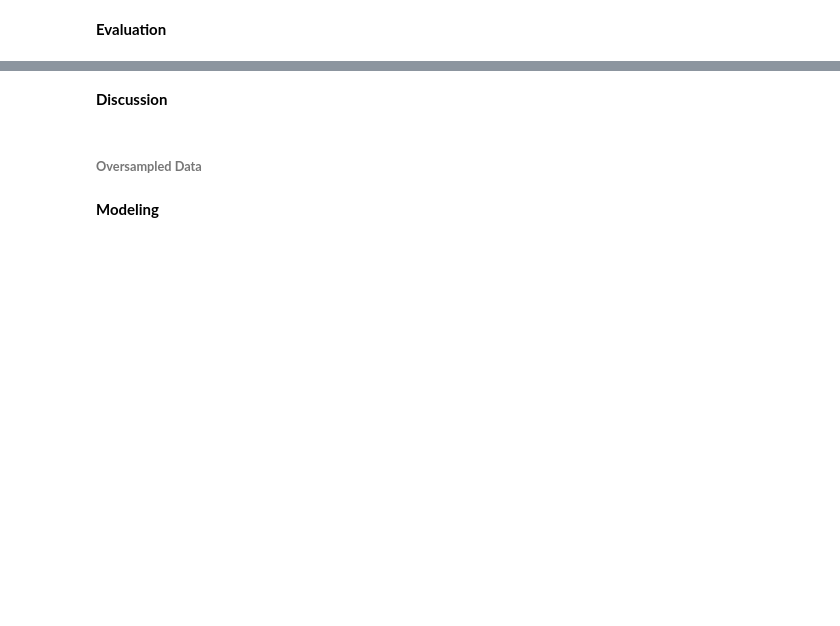
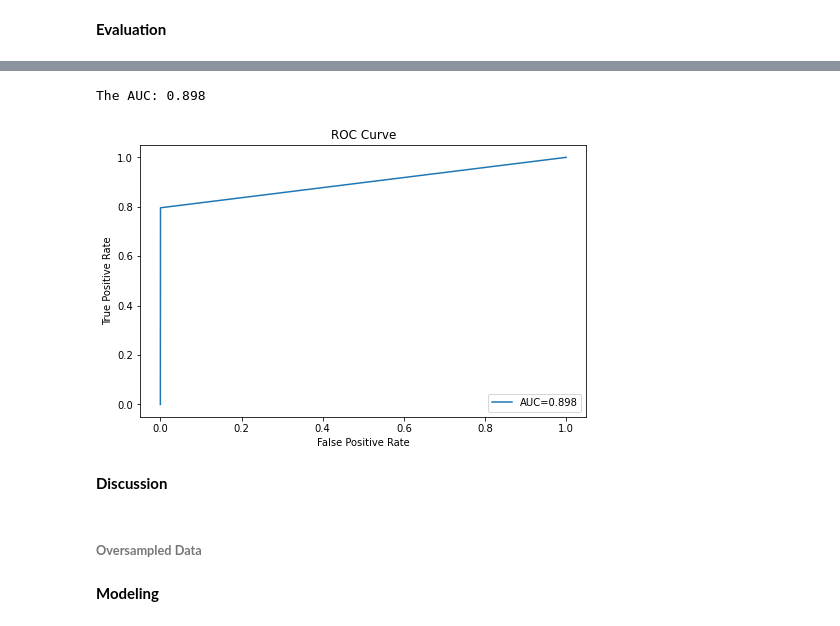
Before and after one commit to kkrusere/Credit-Card-Fraud-Anomaly-Outlier-Detection, a Jupyter notebook: Credit_Card_fraud_detection.ipynb, the cells around one changed output, grey strips where cells are left out. Drawn from its saved outputs; the diff is of its cells as text; code cells hidden in the pictures; blank space fills up the shorter version.

```diff
--- a/Credit_Card_fraud_detection.ipynb
+++ b/Credit_Card_fraud_detection.ipynb
@@ -1090,3 +1128,8 @@ from sklearn.tree import DecisionTreeClassifier
+# %%
+DT_O_fpr, DT_O_tpr = create_ROC_curve(y_pred)
+# %% [output]
+The AUC: 0.898
+[figure, added]
 # %% [markdown]
 **Discussion**
 # %% [markdown]
```
Also changed, not shown: parts of 40 cells of this notebook.
